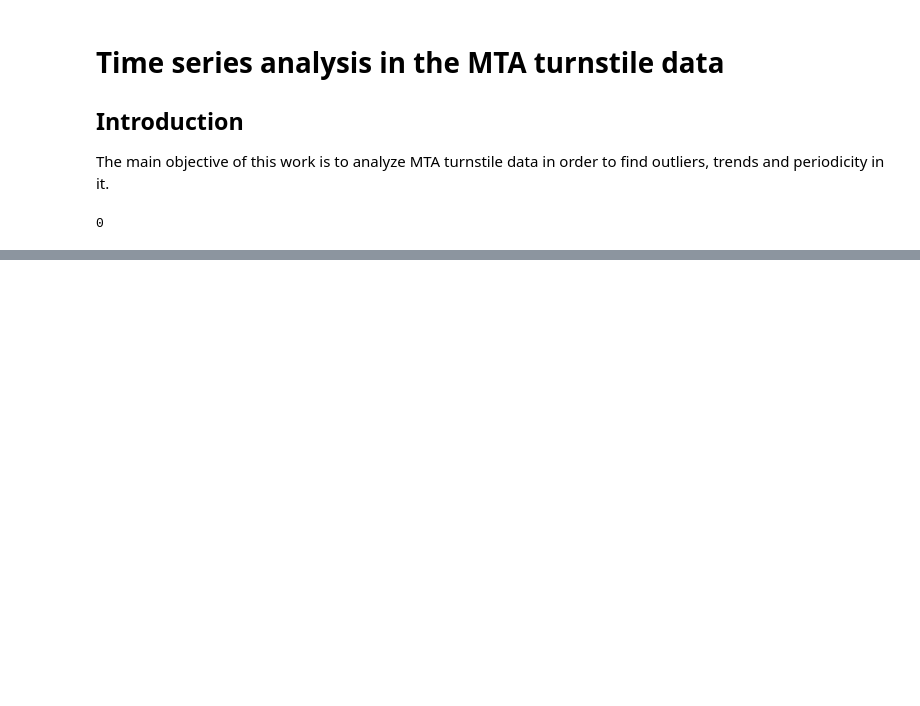
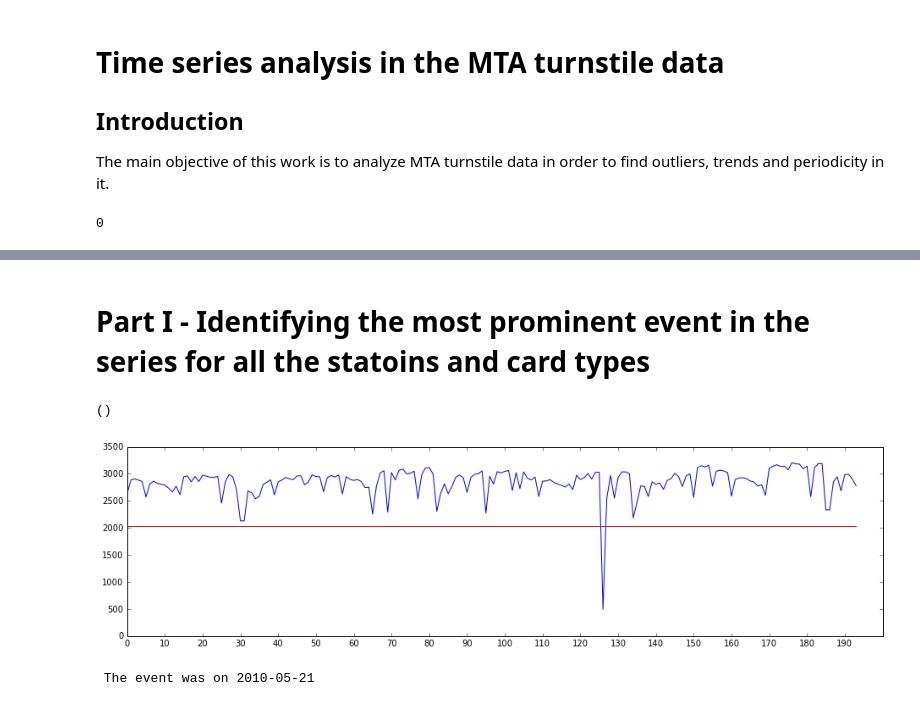
Before and after one commit to alephcero/PUI2016_fdg224, a Jupyter notebook: HW9_fdg224/HW9_1_fdg224.ipynb, the cells around one changed output, grey strips where cells are left out. Saved outputs shown, nothing was run; the diff lists cells and outputs as text; code cells hidden in the pictures; blank space fills up the shorter version.

```diff
--- a/HW9_fdg224/HW9_1_fdg224.ipynb
+++ b/HW9_fdg224/HW9_1_fdg224.ipynb
@@ -20,4 +24,4 @@ os.system("mv " + 'MTA_Fare.npy ' + os.getenv("PUIDATA"))
 rawData = np.load(os.getenv("PUIDATA") + '/MTA_Fare.npy')
 # %%
 #change nas
-data = np.where(data == -1, np.nan, data)
+data = np.where(rawData == -1, np.nan, rawData)
@@ -30,0 +28,7 @@ data = np.where(data == -1, np.nan, data)
+# %% [markdown]
+# Part I - Identifying the most prominent event in the series for all the statoins and card types
+# %%
+#stationsMean = np.nanmean(data,axis=0)
+#axis 1 is cards
+stationsMean = np.nanmean(data,axis=0)
+allMeans = np.nanmean(stationsMean,axis=0)
@@ -30,0 +47,17 @@ data = np.where(data == -1, np.nan, data)
+# %%
+threshold = allMeans.mean() - 3 * allMeans.std()
+# %%
+fig = plt.figure(figsize=(16,4))
+ax = fig.add_subplot(111)
+ax.plot(allMeans)
+ax.plot((0, 193), (threshold, threshold), 'r-')
+ax.set_xticks(range(0,194,10))
+#ax.set_xticklabels(weeks,rotation = 'vertical')
+()
+# %% [output]
+()
+[figure, added]
+# %%
+print' The event was on %s' % (str(weeks[0]))[:10]
+# %% [output]
+ The event was on 2010-05-21
```
Also changed, not shown: parts of 15 cells of this notebook.
